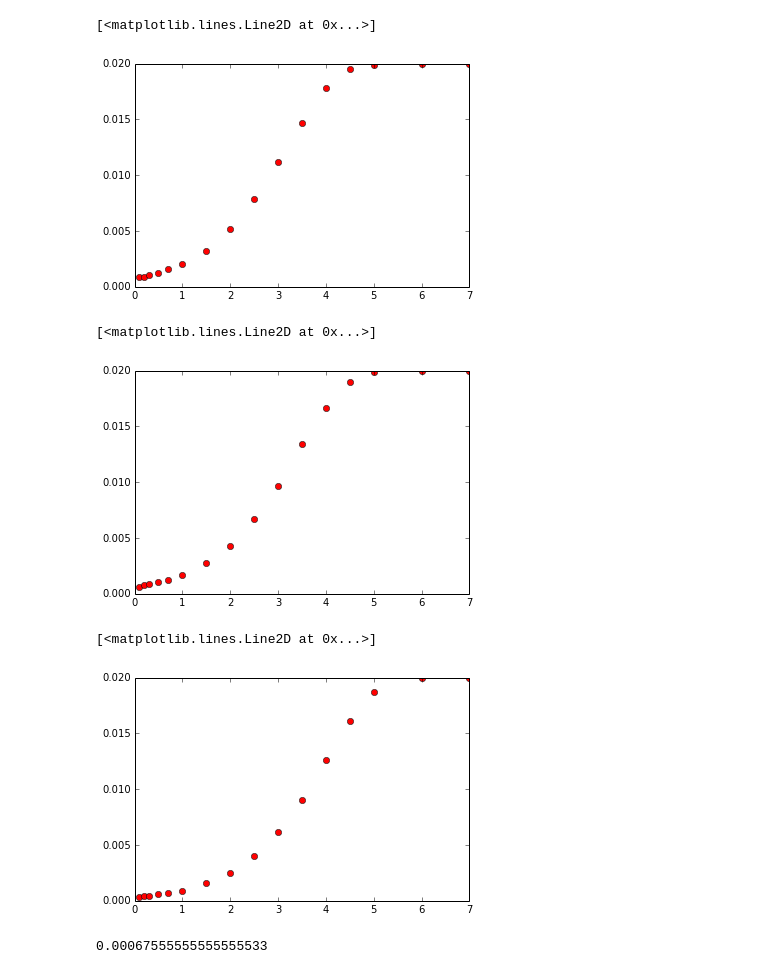
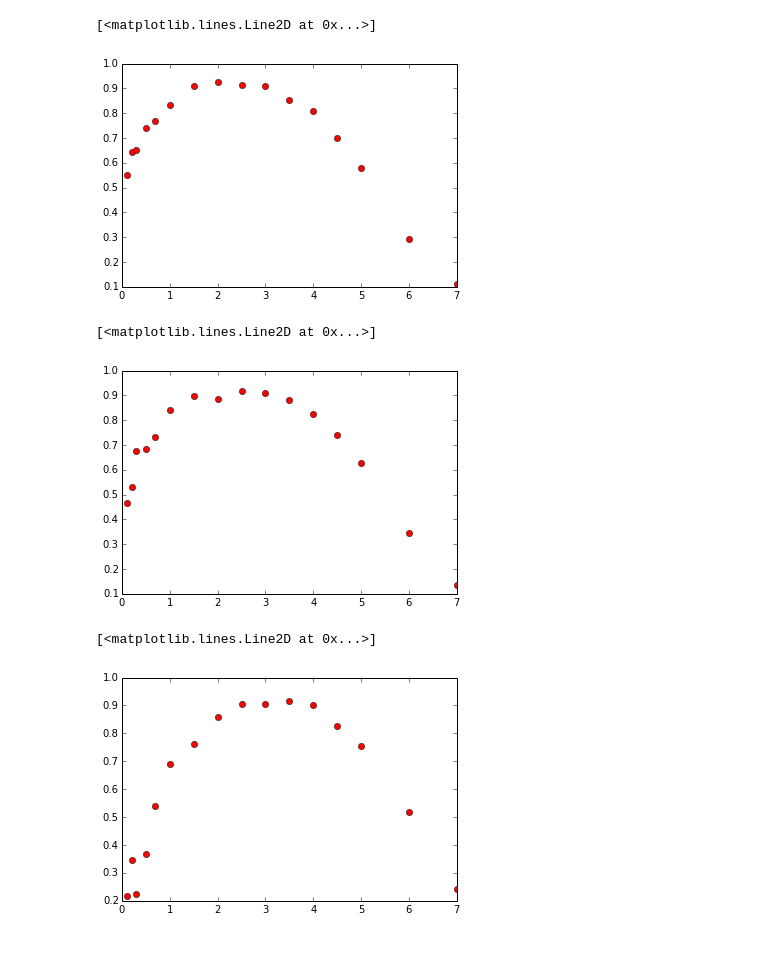
Before and after one commit to siruix/CrystalGrowthSimulation, a Jupyter notebook: com/sirui/analytic/plot-analysis.ipynb, the cells around one changed output. Drawn from its saved outputs; the diff is of its cells as text; code cells hidden in the pictures.

```diff
--- a/com/sirui/analytic/plot-analysis.ipynb
+++ b/com/sirui/analytic/plot-analysis.ipynb
@@ -5,6 +6,8 @@ import pandas as pd
 import numpy as np
 import matplotlib.pylab as plt
 # %%
-delta = 50
+delta = 10
+# beta_phi = [0.1, 0.2, 0.5, 1.0, 1.5, 2.0]
+# beta_mu = [0.1, 0.2, 0.3, 0.5, 0.7, 1.0, 1.5, 2.0]
 beta_phi = [0.1, 0.2, 0.5, 1.0, 1.5, 2.0, 2.5, 3.0, 4.0, 5.0]
 beta_mu = [0.1, 0.2, 0.3, 0.5, 0.7, 1.0, 1.5, 2.0, 2.5, 3.0, 3.5, 4.0, 4.5, 5.0, 6.0, 7.0]
@@ -11,45 +16,41 @@ beta_mu = [0.1, 0.2, 0.3, 0.5, 0.7, 1.0, 1.5, 2.0, 2.5, 3.0, 3.5, 4.0, 4.5, 5.0,
 # %%
 df01 = [None]*len(beta_mu)
+y01 = np.zeros(len(beta_mu))
 for i in range(len(beta_mu)):
     df01[i] = pd.read_csv('images/sim_betaphi0.1_betamu%s/coverage.csv' % beta_mu[i], header=None)
-
-y01 = np.zeros(len(beta_mu))
-for i in range(len(beta_mu)):
-    y01[i] = (df01[i].loc[delta] - df01[i].loc[0]) / delta
+    with open('images/sim_betaphi0.1_betamu%s/deposition_rate_per_site.txt' % beta_mu[i], 'r') as f:
+        deposition_rate = float(f.readline())
+    y01[i] = (df01[i].loc[delta] - df01[i].loc[0]) / delta / deposition_rate
 
 plt.plot(beta_mu, y01, 'ro')
 # %% [output]
 [<matplotlib.lines.Line2D at 0x...>]
-[figure, old version]
+[figure, new version]
 # %%
 df02 = [None]*len(beta_mu)
+y02 = np.zeros(len(beta_mu))
 for i in range(len(beta_mu)):
     df02[i] = pd.read_csv('images/sim_betaphi0.2_betamu%s/coverage.csv' % beta_mu[i], header=None)
-
-y02 = np.zeros(len(beta_mu))
-for i in range(len(beta_mu)):
-    y02[i] = (df02[i].loc[delta] - df02[i].loc[0]) / delta
+    with open('images/sim_betaphi0.2_betamu%s/deposition_rate_per_site.txt' % beta_mu[i], 'r') as f:
+        deposition_rate = float(f.readline())
+        y02[i] = (df02[i].loc[delta] - df02[i].loc[0]) / delta / deposition_rate
 
 plt.plot(beta_mu, y02, 'ro')
 # %% [output]
 [<matplotlib.lines.Line2D at 0x...>]
-[figure, old version]
+[figure, new version]
 # %%
 df05 = [None]*len(beta_mu)
+y05 = np.zeros(len(beta_mu))
 for i in range(len(beta_mu)):
     df05[i] = pd.read_csv('images/sim_betaphi0.5_betamu%s/coverage.csv' % beta_mu[i], header=None)
-
-y05 = np.zeros(len(beta_mu))
-for i in range(len(beta_mu)):
-    y05[i] = (df05[i].loc[delta] - df05[i].loc[0]) / delta
+    with open('images/sim_betaphi0.5_betamu%s/deposition_rate_per_site.txt' % beta_mu[i], 'r') as f:
+        deposition_rate = float(f.readline())
+    y05[i] = (df05[i].loc[delta] - df05[i].loc[0]) / delta / deposition_rate
 
 plt.plot(beta_mu, y05, 'ro')
 # %% [output]
 [<matplotlib.lines.Line2D at 0x...>]
-[figure, old version]
+[figure, new version]
-# %%
-y05[4]
-# %% [output]
-0.00067555555555555533
 # %%
 df1 = [None]*len(beta_mu)
```
Also changed, not shown: parts of 9 cells of this notebook, 7 other files.
